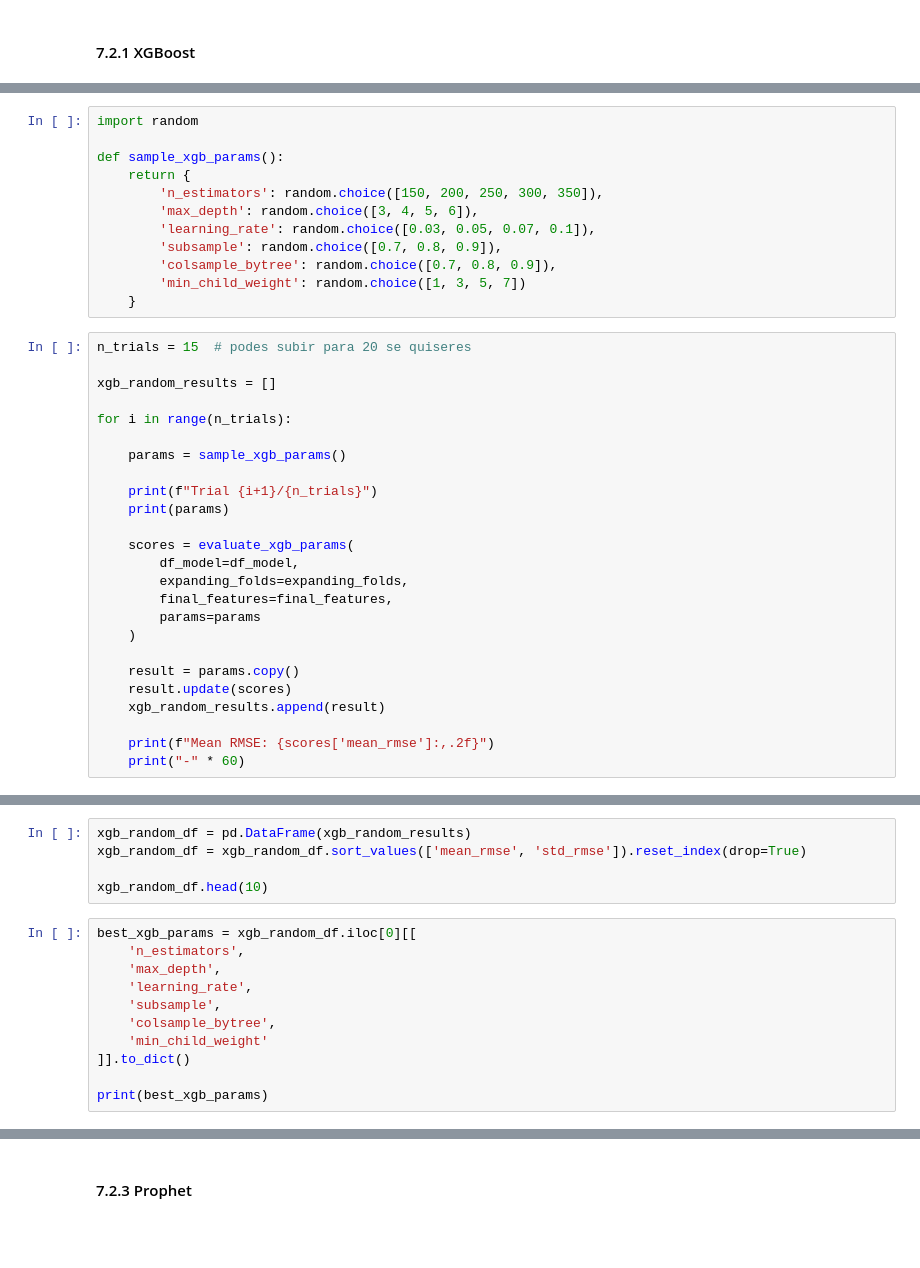
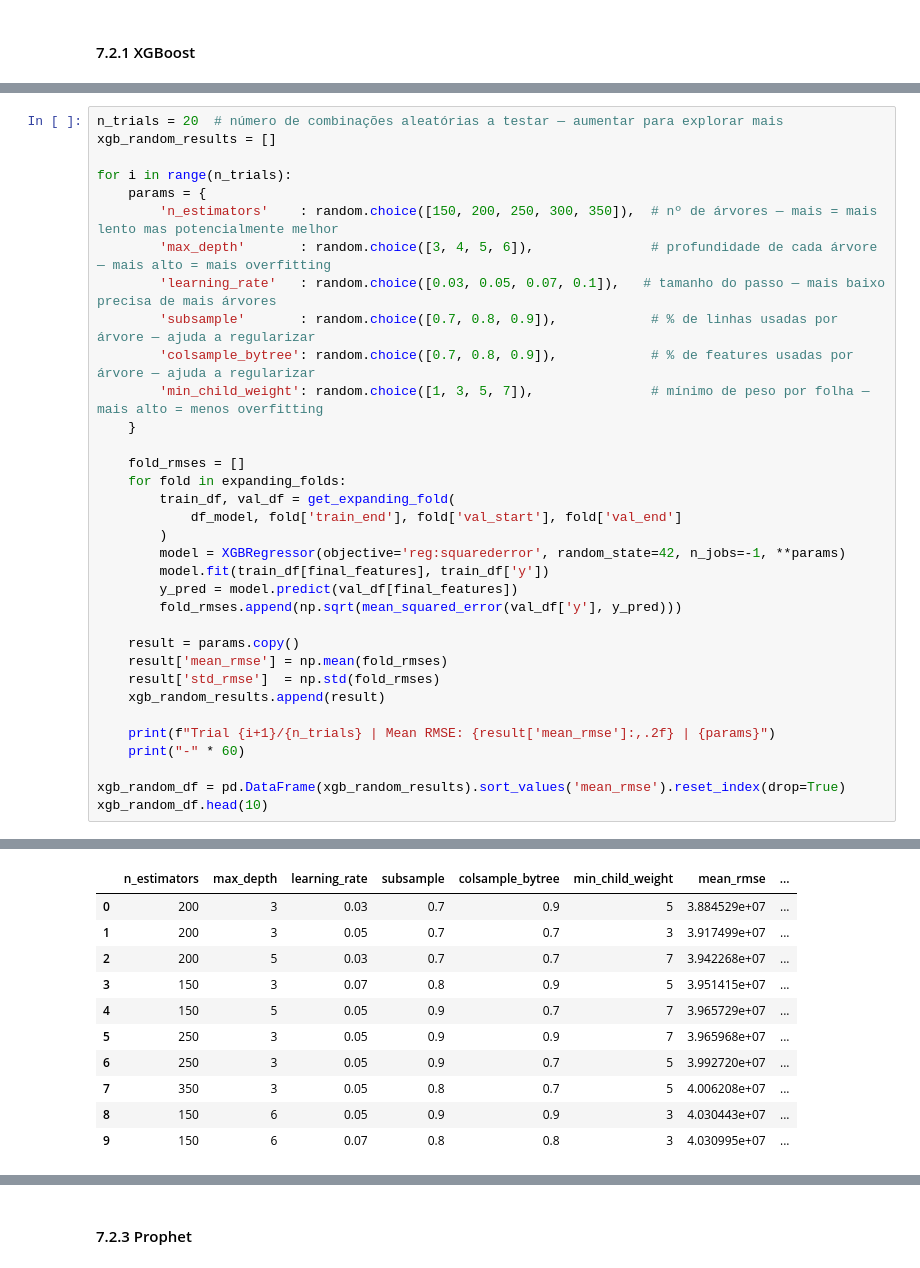
Before and after one commit to Alanog10/Siemens, a Jupyter notebook: Reconciliation.ipynb, the cells around one changed output, grey strips where cells are left out. Drawn from its saved outputs; the diff is of its cells as text; blank space fills up the shorter version.

```diff
--- a/Reconciliation.ipynb
+++ b/Reconciliation.ipynb
@@ -2477,37 +2142,35 @@ def evaluate_xgb_params(df_model, expanding_folds, final_features, params):
-# %%
-import random
-
-def sample_xgb_params():
-    return {
-        'n_estimators': random.choice([150, 200, 250, 300, 350]),
-        'max_depth': random.choice([3, 4, 5, 6]),
-        'learning_rate': random.choice([0.03, 0.05, 0.07, 0.1]),
-        'subsample': random.choice([0.7, 0.8, 0.9]),
-        'colsample_bytree': random.choice([0.7, 0.8, 0.9]),
-        'min_child_weight': random.choice([1, 3, 5, 7])
-    }
 # %%
-n_trials = 15  # podes subir para 20 se quiseres
-
+n_trials = 20  # número de combinações aleatórias a testar — aumentar para explorar mais
 xgb_random_results = []
 
 for i in range(n_trials):
+    params = {
+        'n_estimators'    : random.choice([150, 200, 250, 300, 350]),  # nº de árvores — mais = mais lento mas potencialmente melhor
+        'max_depth'       : random.choice([3, 4, 5, 6]),               # profundidade de cada árvore — mais alto = mais overfitting
+        'learning_rate'   : random.choice([0.03, 0.05, 0.07, 0.1]),   # tamanho do passo — mais baixo precisa de mais árvores
+        'subsample'       : random.choice([0.7, 0.8, 0.9]),            # % de linhas usadas por árvore — ajuda a regularizar
+        'colsample_bytree': random.choice([0.7, 0.8, 0.9]),            # % de features usadas por árvore — ajuda a regularizar
+        'min_child_weight': random.choice([1, 3, 5, 7]),               # mínimo de peso por folha — mais alto = menos overfitting
+    }
 
-    params = sample_xgb_params()
-
-    print(f"Trial {i+1}/{n_trials}")
-    print(params)
-
-    scores = evaluate_xgb_params(
-        df_model=df_model,
-        expanding_folds=expanding_folds,
-        final_features=final_features,
-        params=params
-    )
+    fold_rmses = []
+    for fold in expanding_folds:
+        train_df, val_df = get_expanding_fold(
+            df_model, fold['train_end'], fold['val_start'], fold['val_end']
+        )
+        model = XGBRegressor(objective='reg:squarederror', random_state=42, n_jobs=-1, **params)
+        model.fit(train_df[final_features], train_df['y'])
+        y_pred = model.predict(val_df[final_features])
+        fold_rmses.append(np.sqrt(mean_squared_error(val_df['y'], y_pred)))
 
     result = params.copy()
-    result.update(scores)
+    result['mean_rmse'] = np.mean(fold_rmses)
+    result['std_rmse']  = np.std(fold_rmses)
     xgb_random_results.append(result)
 
-    print(f"Mean RMSE: {scores['mean_rmse']:,.2f}")
+    print(f"Trial {i+1}/{n_trials} | Mean RMSE: {result['mean_rmse']:,.2f} | {params}")
     print("-" * 60)
+
+xgb_random_df = pd.DataFrame(xgb_random_results).sort_values('mean_rmse').reset_index(drop=True)
+xgb_random_df.head(10)
+# %% [output]
@@ -2514,17 +2194,12 @@ for i in range(n_trials):
+|  | n_estimators | max_depth | learning_rate | subsample | colsample_bytree | min_child_weight | mean_rmse | ... |
+| 0 | 200 | 3 | 0.03 | 0.7 | 0.9 | 5 | 3.884529e+07 | ... |
+| 1 | 200 | 3 | 0.05 | 0.7 | 0.7 | 3 | 3.917499e+07 | ... |
+| 2 | 200 | 5 | 0.03 | 0.7 | 0.7 | 7 | 3.942268e+07 | ... |
+| 3 | 150 | 3 | 0.07 | 0.8 | 0.9 | 5 | 3.951415e+07 | ... |
+| 4 | 150 | 5 | 0.05 | 0.9 | 0.7 | 7 | 3.965729e+07 | ... |
+| 5 | 250 | 3 | 0.05 | 0.9 | 0.9 | 7 | 3.965968e+07 | ... |
+| 6 | 250 | 3 | 0.05 | 0.9 | 0.7 | 5 | 3.992720e+07 | ... |
+| 7 | 350 | 3 | 0.05 | 0.8 | 0.7 | 5 | 4.006208e+07 | ... |
+| 8 | 150 | 6 | 0.05 | 0.9 | 0.9 | 3 | 4.030443e+07 | ... |
+| 9 | 150 | 6 | 0.07 | 0.8 | 0.8 | 3 | 4.030995e+07 | ... |
-# %%
-xgb_random_df = pd.DataFrame(xgb_random_results)
-xgb_random_df = xgb_random_df.sort_values(['mean_rmse', 'std_rmse']).reset_index(drop=True)
-
-xgb_random_df.head(10)
-# %%
-best_xgb_params = xgb_random_df.iloc[0][[
-    'n_estimators',
-    'max_depth',
-    'learning_rate',
-    'subsample',
-    'colsample_bytree',
-    'min_child_weight'
-]].to_dict()
-
-print(best_xgb_params)
 # %% [markdown]
```
Also changed, not shown: parts of 32 cells of this notebook.
